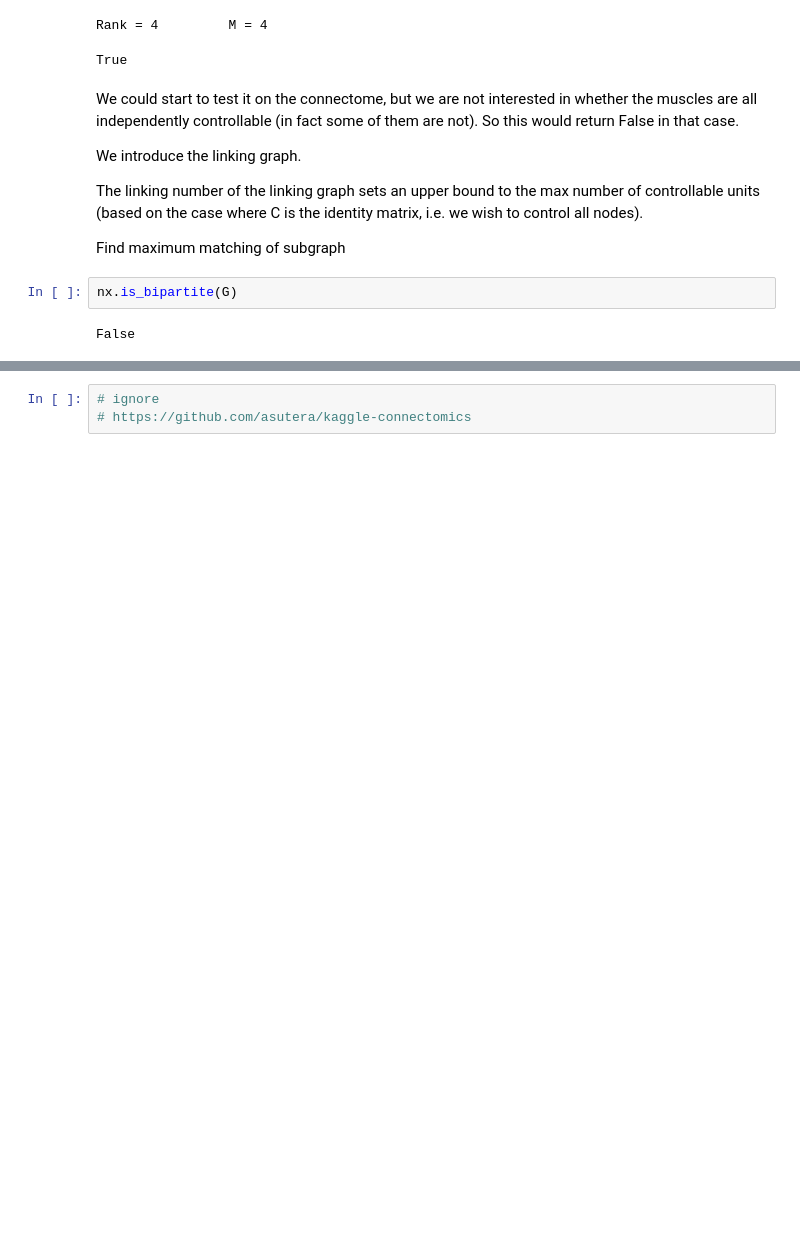
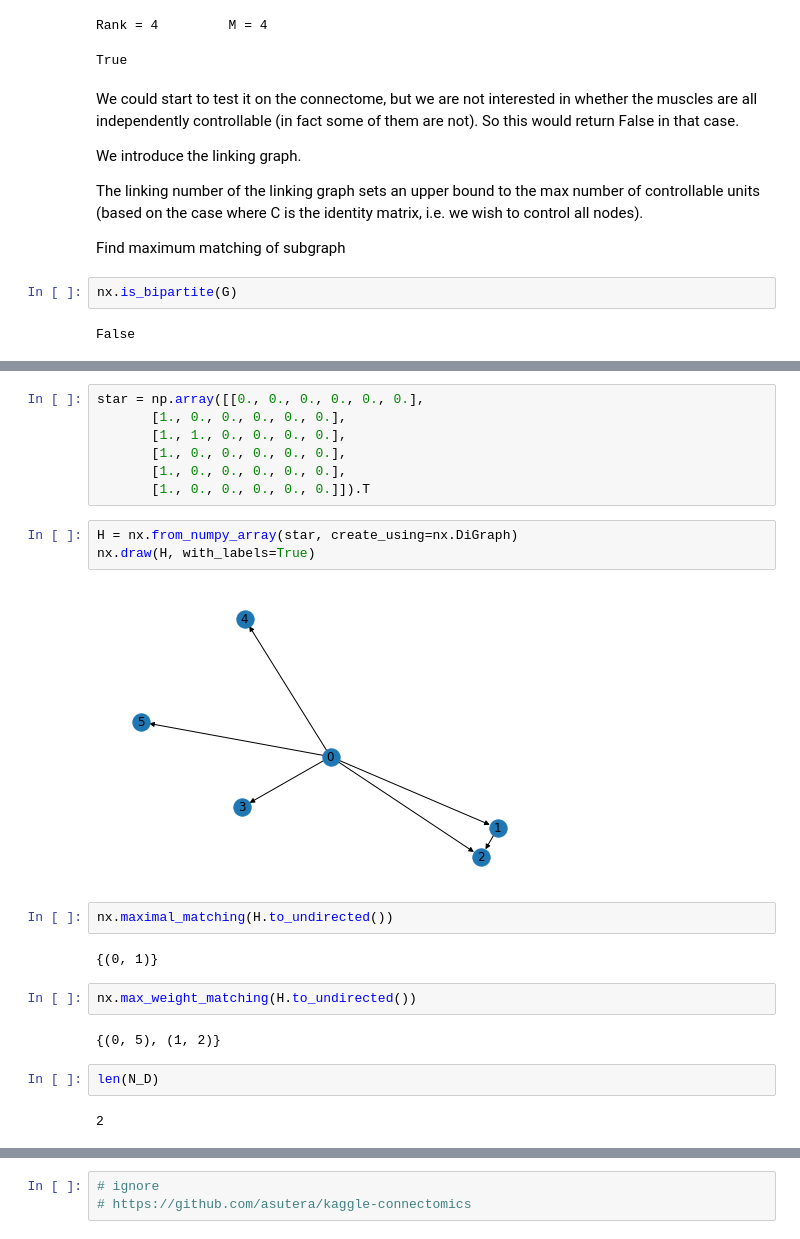
Before and after one commit to oercompbiomed/CBM101, a Jupyter notebook: D_Network_analysis/4_Connectome_C_elegans.ipynb, the cells around one changed output, grey strips where cells are left out. Saved outputs shown, nothing was run; the diff lists cells and outputs as text; blank space fills up the shorter version.

```diff
--- a/D_Network_analysis/4_Connectome_C_elegans.ipynb
+++ b/D_Network_analysis/4_Connectome_C_elegans.ipynb
@@ -1034,0 +1098,24 @@ def linking_graph():
+# %%
+star = np.array([[0., 0., 0., 0., 0., 0.],
+       [1., 0., 0., 0., 0., 0.],
+       [1., 1., 0., 0., 0., 0.],
+       [1., 0., 0., 0., 0., 0.],
+       [1., 0., 0., 0., 0., 0.],
+       [1., 0., 0., 0., 0., 0.]]).T
+# %%
+H = nx.from_numpy_array(star, create_using=nx.DiGraph)
+nx.draw(H, with_labels=True)
+# %% [output]
+[figure, added]
+# %%
+nx.maximal_matching(H.to_undirected())
+# %% [output]
+{(0, 1)}
+# %%
+nx.max_weight_matching(H.to_undirected())
+# %% [output]
+{(0, 5), (1, 2)}
+# %%
+len(N_D)
+# %% [output]
+2
```
Also changed, not shown: parts of 52 cells of this notebook.
